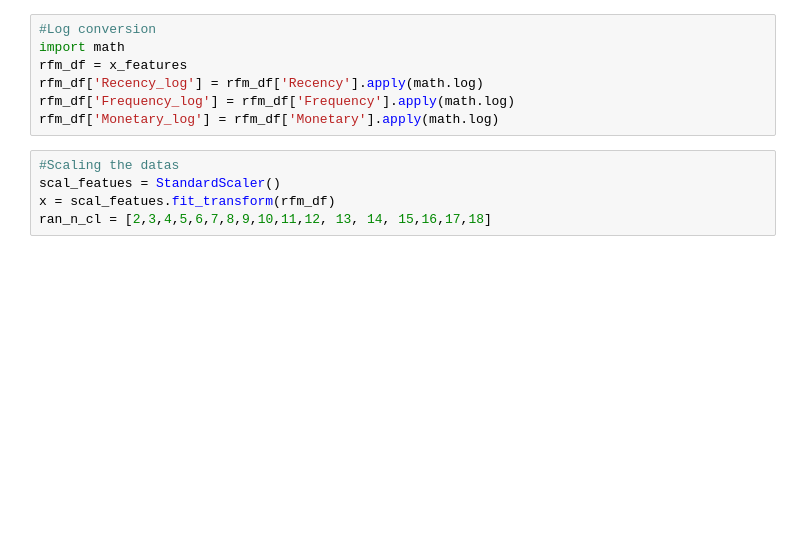
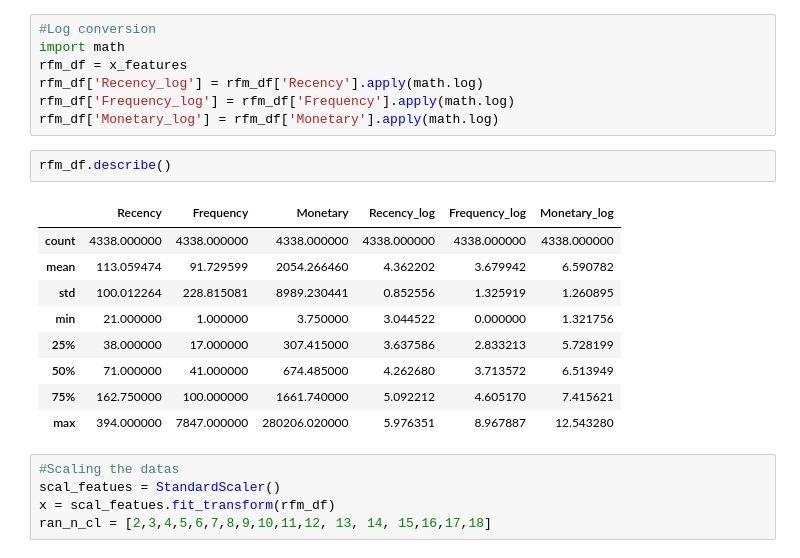
Before and after one commit to Mmbsaksd/Customer-segmentation, a Jupyter notebook: Customer_Segmentation.ipynb, the cells around one changed output. Saved outputs shown, nothing was run; the diff lists cells and outputs as text; blank space fills up the shorter version.

```diff
--- a/Customer_Segmentation.ipynb
+++ b/Customer_Segmentation.ipynb
@@ -533,6 +533,18 @@ rfm_df = x_features
 rfm_df['Recency_log'] = rfm_df['Recency'].apply(math.log)
 rfm_df['Frequency_log'] = rfm_df['Frequency'].apply(math.log)
 rfm_df['Monetary_log'] = rfm_df['Monetary'].apply(math.log)
+# %%
+rfm_df.describe()
+# %% [output]
+|  | Recency | Frequency | Monetary | Recency_log | Frequency_log | Monetary_log |
+| count | 4338.000000 | 4338.000000 | 4338.000000 | 4338.000000 | 4338.000000 | 4338.000000 |
+| mean | 113.059474 | 91.729599 | 2054.266460 | 4.362202 | 3.679942 | 6.590782 |
+| std | 100.012264 | 228.815081 | 8989.230441 | 0.852556 | 1.325919 | 1.260895 |
+| min | 21.000000 | 1.000000 | 3.750000 | 3.044522 | 0.000000 | 1.321756 |
+| 25% | 38.000000 | 17.000000 | 307.415000 | 3.637586 | 2.833213 | 5.728199 |
+| 50% | 71.000000 | 41.000000 | 674.485000 | 4.262680 | 3.713572 | 6.513949 |
+| 75% | 162.750000 | 100.000000 | 1661.740000 | 5.092212 | 4.605170 | 7.415621 |
+| max | 394.000000 | 7847.000000 | 280206.020000 | 5.976351 | 8.967887 | 12.543280 |
 # %%
 #Scaling the datas
 scal_featues = StandardScaler()
```
Also changed, not shown: parts of 10 cells of this notebook.
